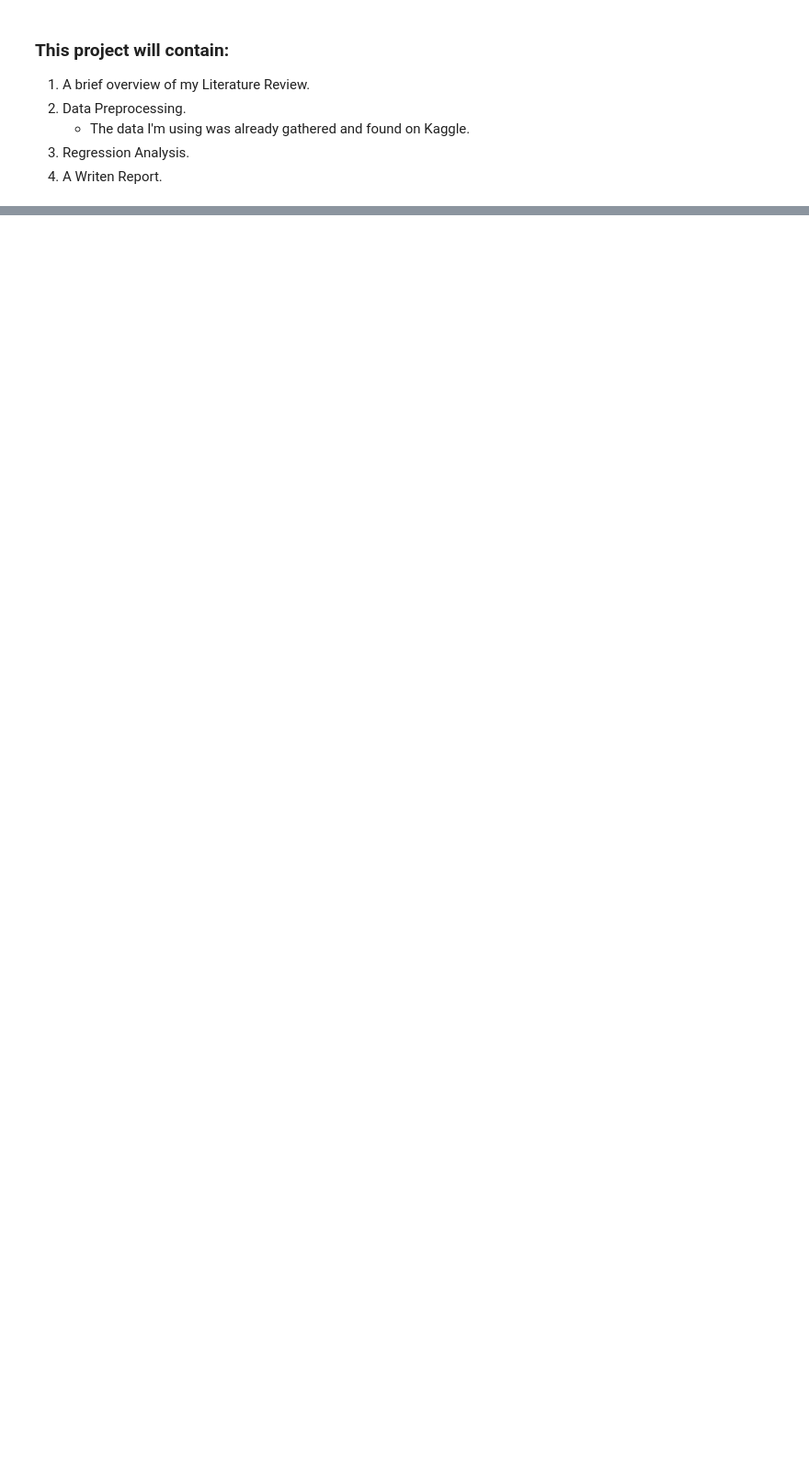
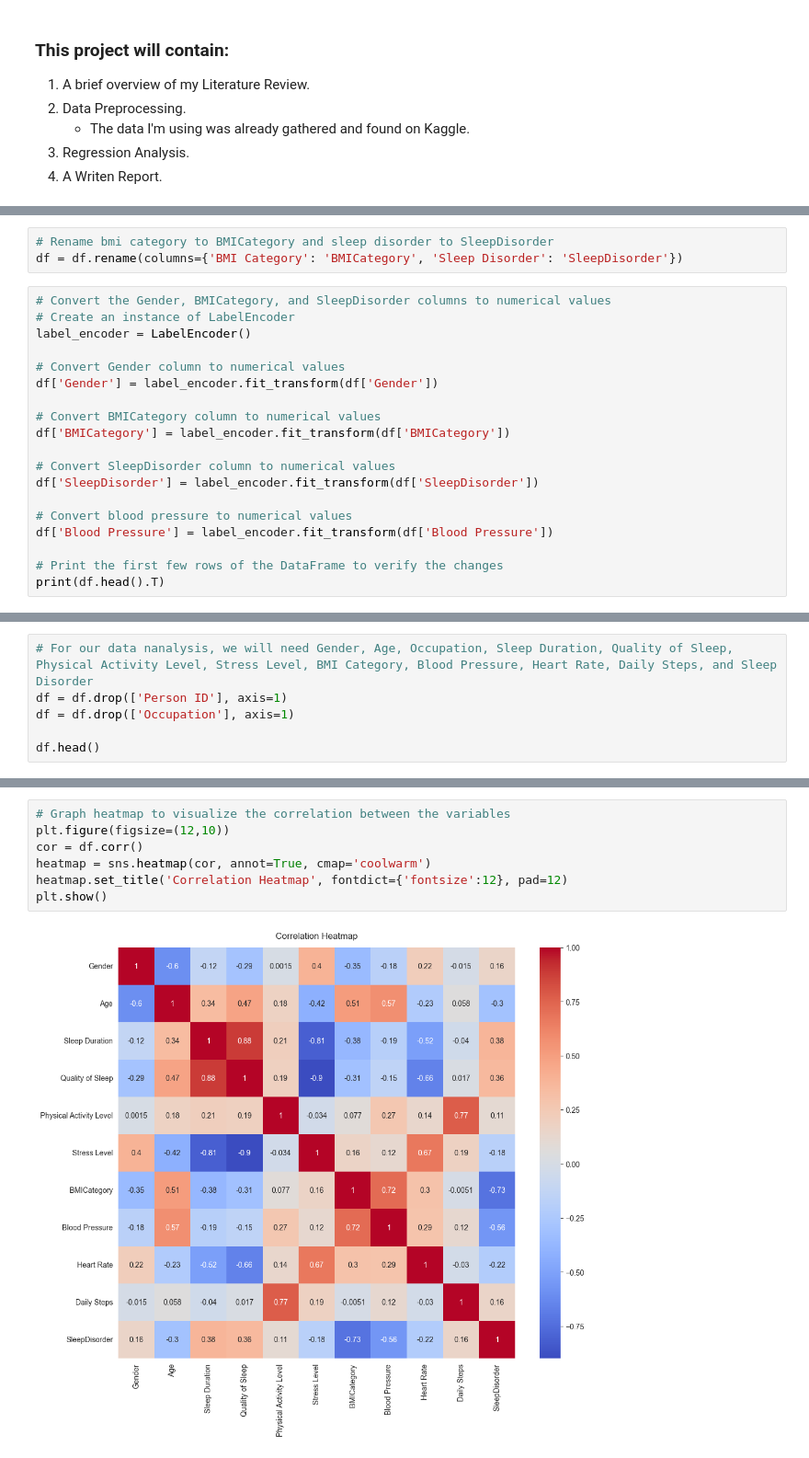
Before and after one commit to owenharvey7/Data-Visualization, a Jupyter notebook: Seminar in CS Course Project/Lifestyle effects on Sleep and Health.ipynb, the cells around one changed output, grey strips where cells are left out. Shown at 92% size. Cells and saved outputs as stored; diff of their text form; blank space fills up the shorter version.

```diff
--- a/Seminar in CS Course Project/Lifestyle effects on Sleep and Health.ipynb
+++ b/Seminar in CS Course Project/Lifestyle effects on Sleep and Health.ipynb
@@ -58,0 +121,22 @@ df.info()
+# %%
+# Rename bmi category to BMICategory and sleep disorder to SleepDisorder
+df = df.rename(columns={'BMI Category': 'BMICategory', 'Sleep Disorder': 'SleepDisorder'})
+# %%
+# Convert the Gender, BMICategory, and SleepDisorder columns to numerical values
+# Create an instance of LabelEncoder
+label_encoder = LabelEncoder()
+
+# Convert Gender column to numerical values
+df['Gender'] = label_encoder.fit_transform(df['Gender'])
+
+# Convert BMICategory column to numerical values
+df['BMICategory'] = label_encoder.fit_transform(df['BMICategory'])
+
+# Convert SleepDisorder column to numerical values
+df['SleepDisorder'] = label_encoder.fit_transform(df['SleepDisorder'])
+
+# Convert blood pressure to numerical values
+df['Blood Pressure'] = label_encoder.fit_transform(df['Blood Pressure'])
+
+# Print the first few rows of the DataFrame to verify the changes
+print(df.head().T)
@@ -58,0 +161,6 @@ df.info()
+# %%
+# For our data nanalysis, we will need Gender, Age, Occupation, Sleep Duration, Quality of Sleep, Physical Activity Level, Stress Level, BMI Category, Blood Pressure, Heart Rate, Daily Steps, and Sleep Disorder
+df = df.drop(['Person ID'], axis=1)
+df = df.drop(['Occupation'], axis=1)
+
+df.head()
@@ -58,0 +174,9 @@ df.info()
+# %%
+# Graph heatmap to visualize the correlation between the variables
+plt.figure(figsize=(12,10))
+cor = df.corr()
+heatmap = sns.heatmap(cor, annot=True, cmap='coolwarm')
+heatmap.set_title('Correlation Heatmap', fontdict={'fontsize':12}, pad=12)
+plt.show()
+# %% [output]
+[figure, added]
```
Also changed, not shown: parts of 43 cells of this notebook.
